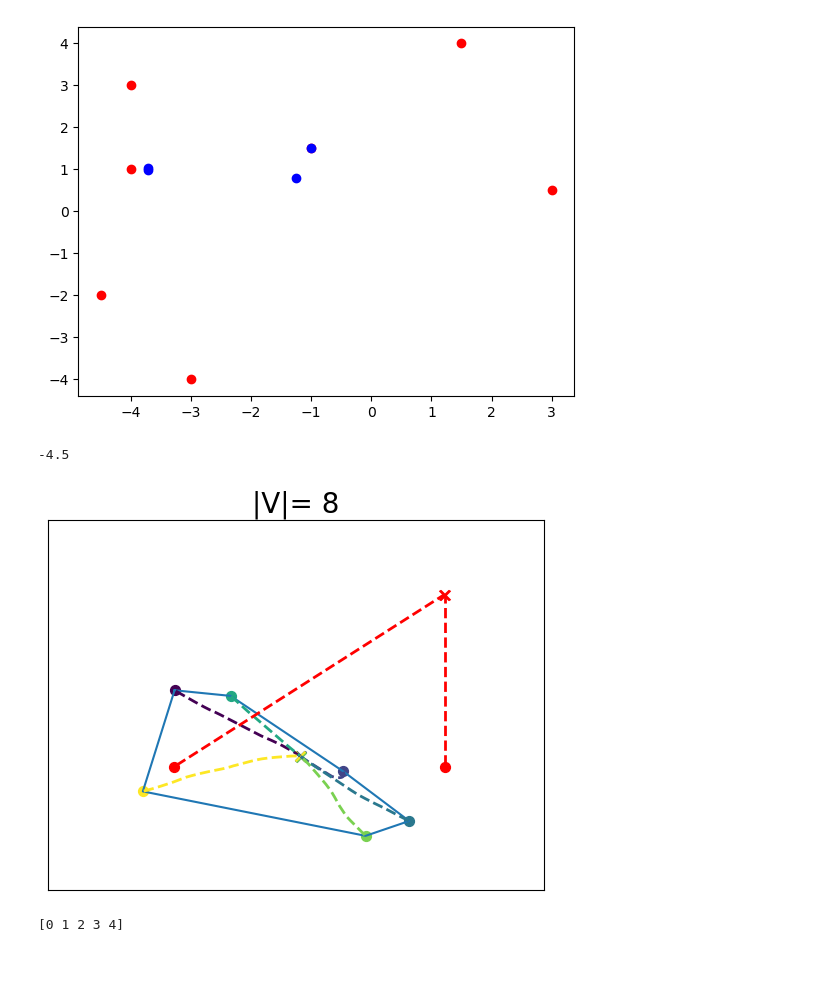
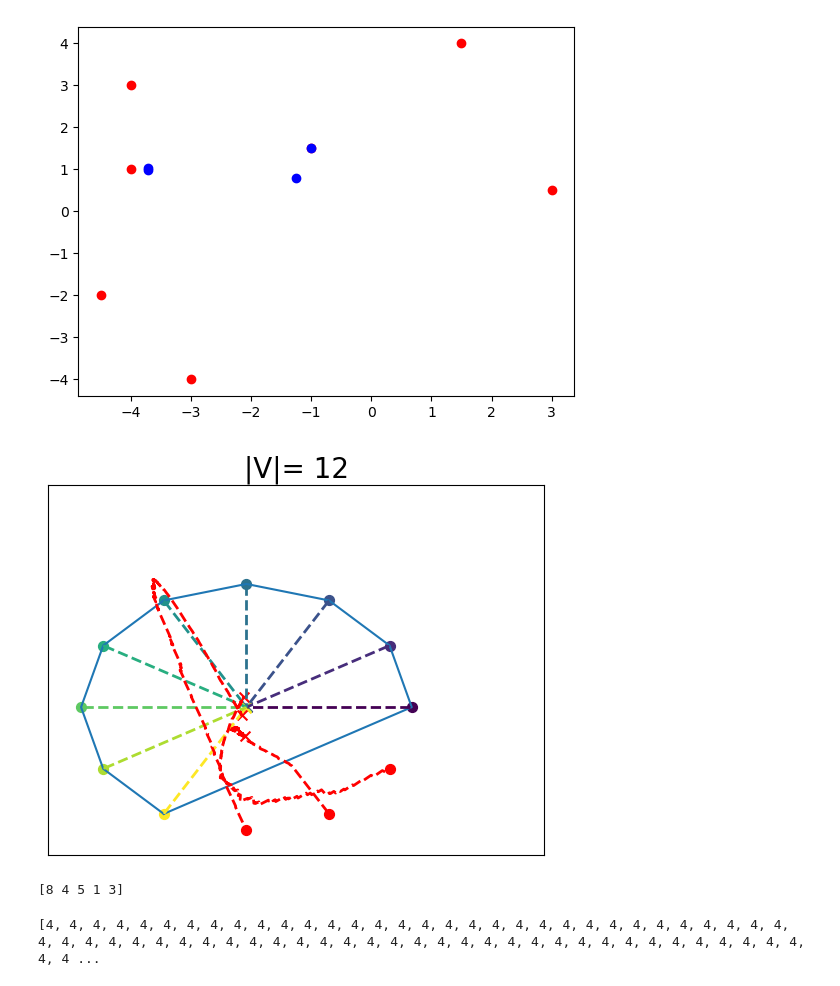
Before and after one commit to ChrisAshtonLee/Tukey, a Jupyter notebook: TukeyMedian.ipynb, the cells around one changed output. Cells and saved outputs as stored; diff of their text form; code cells hidden in the pictures.

```diff
--- a/TukeyMedian.ipynb
+++ b/TukeyMedian.ipynb
@@ -384,0 +456,5 @@ def checkPrimal(k_levels,upper_klevels,lower_klevels,idx):
+# %%
+X = np.array(((60,24),(56,51),(49,53),(50,16),(91,83),(7,100),(20,2)))
+idx,kverts = TukeyMedian2(X)
+print(idx)
+print(kverts)
@@ -487,0 +595,9 @@ print(right)
+# %%
+k = 1*np.sign(goodrm)
+p = setmin[0]
+
+if  k*p[1] > goodrm*p[0]+goodrb:
+    print("not a facet: ",k*p[1]," > ",goodrm,"*",p[0],'+',goodrb)
+for op in left:
+    if -k*op[1]>goodrm*op[0]+goodrb:
+        print("not a facet: ",k*op[1]," < ",goodrm,"*",op[0],'+',goodrb)
@@ -506,34 +627,41 @@ ax.scatter(kverts[:,0],kverts[:,1],c ='b')
 <matplotlib.collections.PathCollection at 0x...>
 [figure]
 # %%
-print(min(X[:,0]))
+temp = Xhist[0]
+for i in range(1,len(Xhist)):
+    temp = np.vstack((temp,Xhist[i]))
+df = pd.DataFrame(temp)
+df.to_csv("Xhist.csv")
-# %% [output]
--4.5
 # %%
 fig, ax = plt.subplots()
 #fig2,ax2 = plt.subplots()
 
-n = 8
+n = 12
 offset = np.ones((n,2))*.5;
 X= 10*(np.random.rand(n,2)-offset)
+#n = 6
+for i in range(n):
+    theta = 2*np.pi/(n)*i
+    X[i] = np.array((5*np.cos(theta),5*np.sin(theta)))
 #X = np.array([(-3,-1), (-3, 4),(0.5 ,-4),(1.5,6),(3.5,2),(4,-1)]);
 #X[n-1]= np.array((5,1))
 attackers = [n-1]
 if n >6:
-    X[n-2] = np.array((6,-1))
+    #X[n-2] = np.array((6,-1))
     attackers = [n-2,n-1]
 if n>9:
-    X[n-3] = np.array((7,-3))
+   # X[n-3] = np.array((7,-3))
     attackers = [n-3,n-2,n-1];
 
 Xn = np.zeros((n,6,2));
 #Xn = np.zeros((8,8,2))
 N = []
+
 for i in range(n):
     retry = True
     while retry:
         q = 0
-        nh = random.sample(range(8),6)
+        nh = random.sample(range(n),6)
         for attacker in attackers:
             if attacker in nh:
                 q= q+1
@@ -559,7 +687,7 @@ hull = ConvexHull(X[0:n-f]);
 xplot = [];
 yplot = [];
 ham = 0;
-attackerTarget = [np.array((6,6)),np.array((6,6))]
+#attackerTarget = [np.array((6,6)),np.array((6,6)),np.array((6,-6))]
 Bx = getPotRegions(X,imp);
 imprecision = False
 if imprecision:
@@ -610,26 +738,37 @@ while not empty:
         if i not in attackers:
             #safeX,safeY = CPIH_Safepoint(n,Bx,i);
             try:
-                safeX,safeY = getCenterpoint(6,Xn[i],i);
+                #safeX,safeY = getCenterpoint(6,Xn[i],i);
+
+                theta = 2*np.pi/(n)*i
+                target[i] = np.array((5*(1/step)*np.cos(theta),5*(1/step)*np.sin(theta)))
                 #print("agent",i," has safepoint:",np.mean(safeX),", ",np.mean(safeY))
             except:
                 safeX,safeY = [0,0]
                 #print("no Safepoints")
             #CPIH = CPIH_Safepoint(n,Bx);
             #safeX,safeY = optConfig(Xn[i],i,imp);
-            if (isinstance(safeX,int) and isinstance(safeY,int)) or safeX.size ==0:
+            #if (isinstance(safeX,int) and isinstance(safeY,int)) or safeX.size ==0:
                 #print('CPIH empty');
                 #empty = True;
-                emptyCPIH[i] = 1;
-                target[i] = X[i]
-            else:
-                target[i] = [np.mean(safeX), np.mean(safeY)];
+             #   emptyCPIH[i] = 1;
+              #  target[i] = X[i]
+            #else:
+             #   target[i] = [np.mean(safeX), np.mean(safeY)];
 
 
                # emptyCPIH[i] =1;
 
         elif i in attackers:
-            target[i] = attackerTarget[attackers.index(i)];
+            firstfound = False
+            for j in range(len(N)):
+                if not firstfound:
+                    for k in range(len(N[j])):
+                        if N[j][k] == i:
+                            temp = np.delete(X[N[j]],k, axis = 0)
+                            target[i]= attackerTarget(temp)
+                            firstfound = True
+           # target[i] = attackerTarget[attackers.index(i)];
 
 
 
@@ -638,34 +777,38 @@ while not empty:
         X[i]= X[i]+dt*(target[i]-X[i]);
 
     Xhist.append(X.copy());
 
 
 
     if step>600:
         empty = True;
 
 
     for i in range(n-len(attackers)):
         for j in range(n-len(attackers)):
             temp = np.linalg.norm(X[i]-X[j]);
             if temp> maxdist[0][step]:
                 maxdist[0][step] = temp;
     step +=1;
 
 for i in range(n):
     xplot = ExtractX(Xhist,i);
     yplot = ExtractY(Xhist,i);
     endn = len(xplot);
     ax.plot(xplot,yplot,c = colors[i],linestyle='dashed',linewidth= 2);
     ax.scatter(xplot[endn-1],yplot[endn-1],c = colors[i], marker='x',s=50);
 ax.set_xlim(-6,9);
 ax.set_ylim(-6,9);
 ax.set_xticks([])
 ax.set_yticks([])
 plt.title('|V|= '+str(n),fontsize = 20);
 plt.savefig("Centerpoint_trajectories_n"+str(n)+"_f"+str(f)+".jpg")
 # %% [output]
-[figure, old version]
+[figure, new version]
+# %%
+print(temp)
+# %% [output]
+[8 4 5 1 3]
 # %%
 TM = []
 for i in range(len(X)):
@@ -675,4 +818,7 @@ for i in range(len(X)):
 # %%
-print(np.arange(5))
+TM = []
+for x in Xhist:
+    TM.append(TukeyMedian2(x))
+print(TM)
 # %% [output]
-[0 1 2 3 4]
+[4, 4, 4, 4, 4, 4, 4, 4, 4, 4, 4, 4, 4, 4, 4, 4, 4, 4, 4, 4, 4, 4, 4, 4, 4, 4, 4, 4, 4, 4, 4, 4, 4, 4, 4, 4, 4, 4, 4, 4, 4, 4, 4, 4, 4, 4, 4, 4, 4, 4, 4, 4, 4, 4, 4, 4, 4, 4, 4, 4, 4, 4, 4, 4, 4, 4, 4 ...
```
Also changed, not shown: parts of 21 cells of this notebook.
